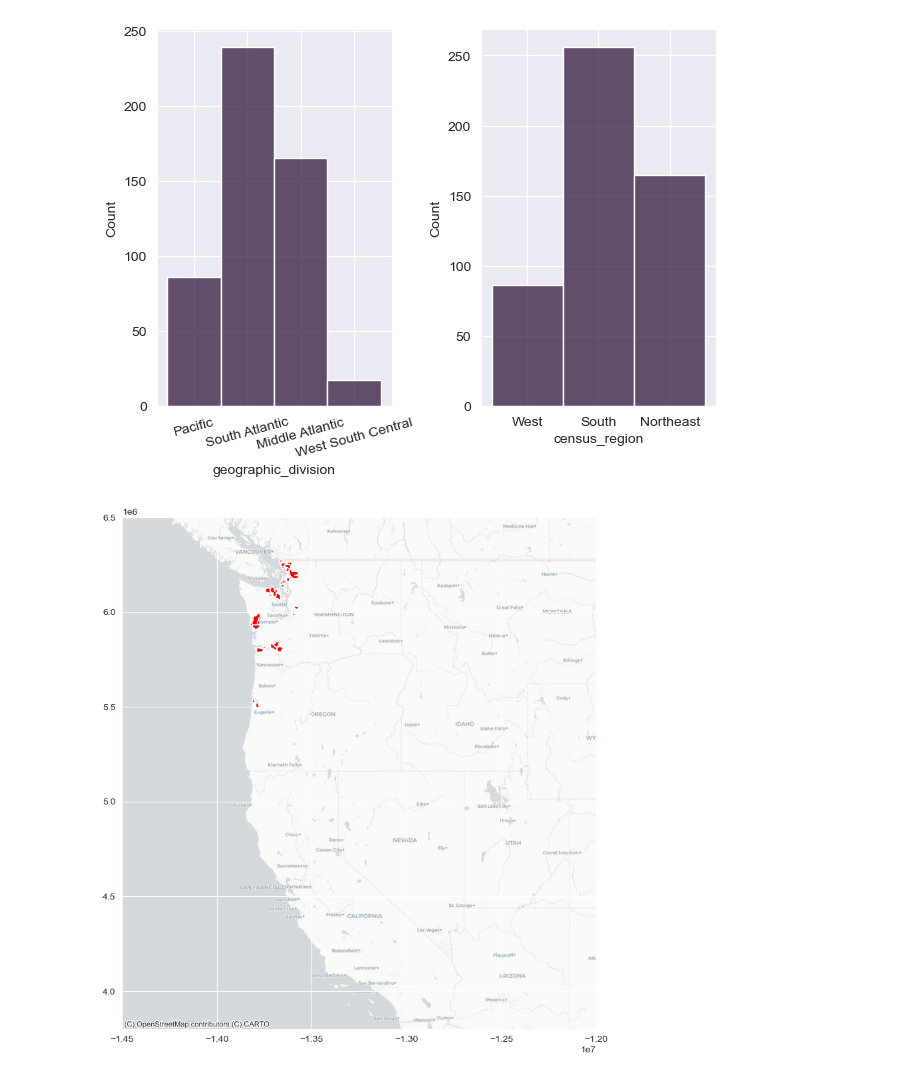
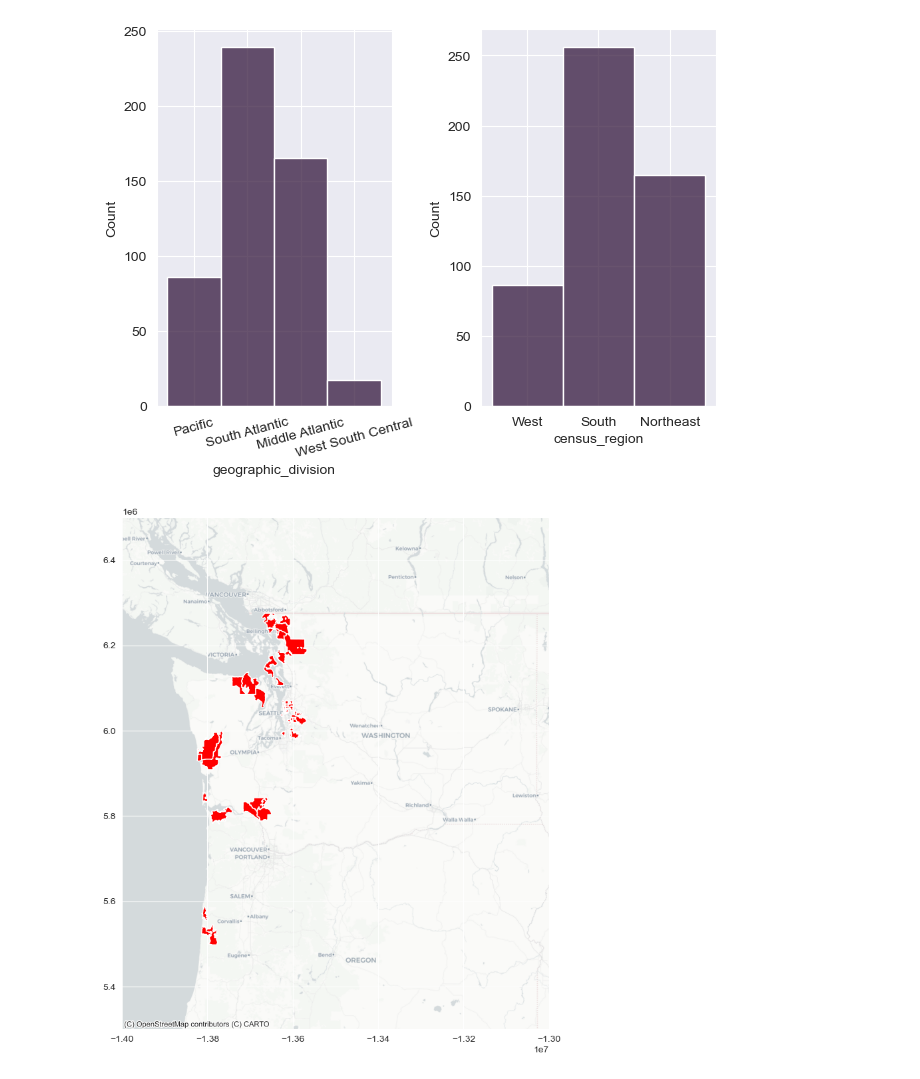
Before and after one commit to phillippmueller/flood_adaptation_behavior, a Jupyter notebook: EDA.ipynb, the cells around one changed output. Cells and saved outputs as stored; diff of their text form; code cells hidden in the pictures.

Commit message:
push figures

```diff
--- a/LetsHaveALook.ipynb
+++ b/EDA.ipynb
@@ -510,7 +510,7 @@ findings:
 # %% [markdown]
 #### <span style='color:orange'>Let's start with spatial mapping<span>
 # %%
-path = 'data/shapefiles/tl_2024_us_zcta520.shp'
+path = '/Users/philip/Documents/ESE/ESE thesis/flood regression/shapefiles/tl_2024_us_zcta520.shp'
 shp_gdf = gpd.read_file(path)
 shp_gdf.head()
 # %% [output]
@@ -621,4 +617,6 @@ northeast_bounds = (-9000000, 3000000, -7300000, 6100000)
 # %%
+us_bounds = (-14000000, 4000000, -7000000, 8500000)
+
 fig, ax = plt.subplots(figsize=(10,10))
 gdf.plot(ax=ax, color='red', alpha=1, markersize=30)
 ax.set_xlim(us_bounds[0], us_bounds[2])  # Longitude limits
@@ -639,11 +637,12 @@ plt.tight_layout()
 # %% [output]
 [figure]
 # %%
-# let's have a look at the west coast.
+west_bounds = (-14000000, 5300000, -13000000, 6500000)
+
 fig, ax = plt.subplots(figsize=(10,10))
 gdf.plot(ax=ax, color='red', alpha=1, markersize=300)
 ax.set_xlim(west_bounds[0], west_bounds[2])  # Longitude limits
 ax.set_ylim(west_bounds[1], west_bounds[3])  # Latitude limits
 cx.add_basemap(ax, source=cx.providers.CartoDB.Positron)
 # %% [output]
-[figure, old version]
+[figure, new version]
```
Also changed, not shown: parts of 5 cells of this notebook, 4 other files.
